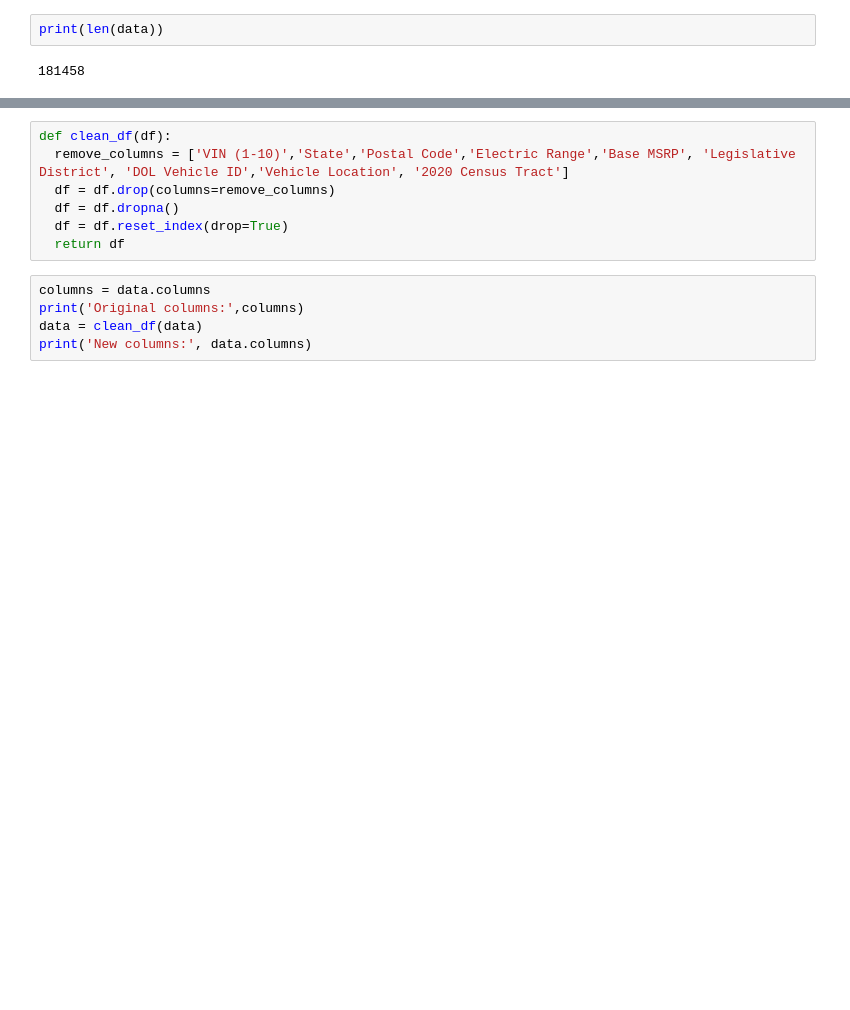
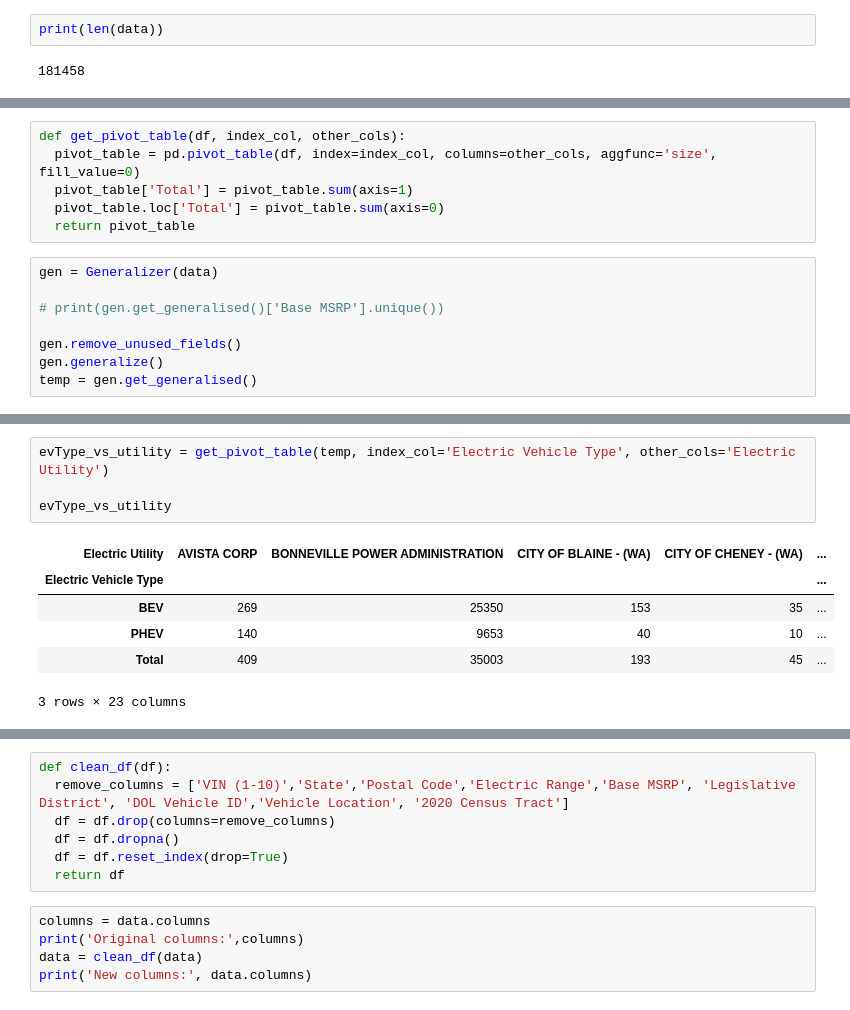
Before and after one commit to Data-Analytics-IIITH/A2, a Jupyter notebook: assignment2_3.ipynb, the cells around one changed output, grey strips where cells are left out. Cells and saved outputs as stored; diff of their text form; blank space fills up the shorter version.

```diff
--- a/assignment2_3.ipynb
+++ b/assignment2_3.ipynb
@@ -28,0 +86,14 @@ print(len(data))
+# %%
+def get_pivot_table(df, index_col, other_cols):
+  pivot_table = pd.pivot_table(df, index=index_col, columns=other_cols, aggfunc='size', fill_value=0)
+  pivot_table['Total'] = pivot_table.sum(axis=1)
+  pivot_table.loc['Total'] = pivot_table.sum(axis=0)
+  return pivot_table
+# %%
+gen = Generalizer(data)
+
+# print(gen.get_generalised()['Base MSRP'].unique())
+
+gen.remove_unused_fields()
+gen.generalize()
+temp = gen.get_generalised()
@@ -28,0 +110,11 @@ print(len(data))
+# %%
+evType_vs_utility = get_pivot_table(temp, index_col='Electric Vehicle Type', other_cols='Electric Utility')
+
+evType_vs_utility
+# %% [output]
+| Electric Utility | AVISTA CORP | BONNEVILLE POWER ADMINISTRATION | CITY OF BLAINE - (WA) | CITY OF CHENEY - (WA) | ... |
+| Electric Vehicle Type |  |  |  |  | ... |
+| BEV | 269 | 25350 | 153 | 35 | ... |
+| PHEV | 140 | 9653 | 40 | 10 | ... |
+| Total | 409 | 35003 | 193 | 45 | ... |
+3 rows × 23 columns
```
Also changed, not shown: parts of 3 cells of this notebook, 1 other file.
